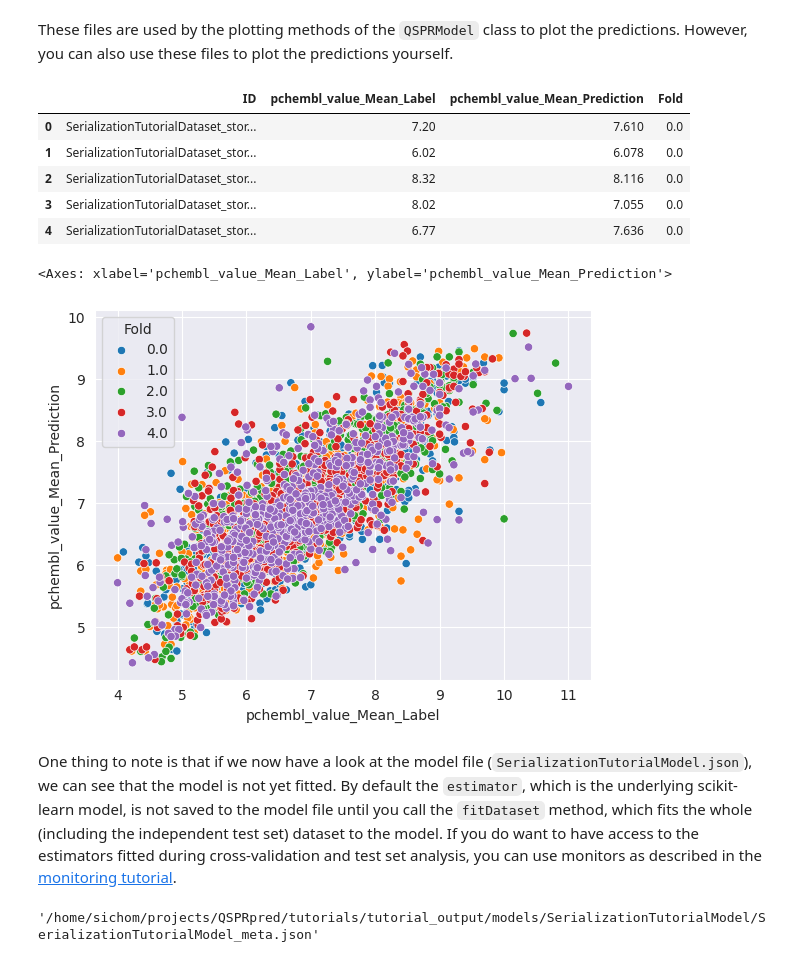
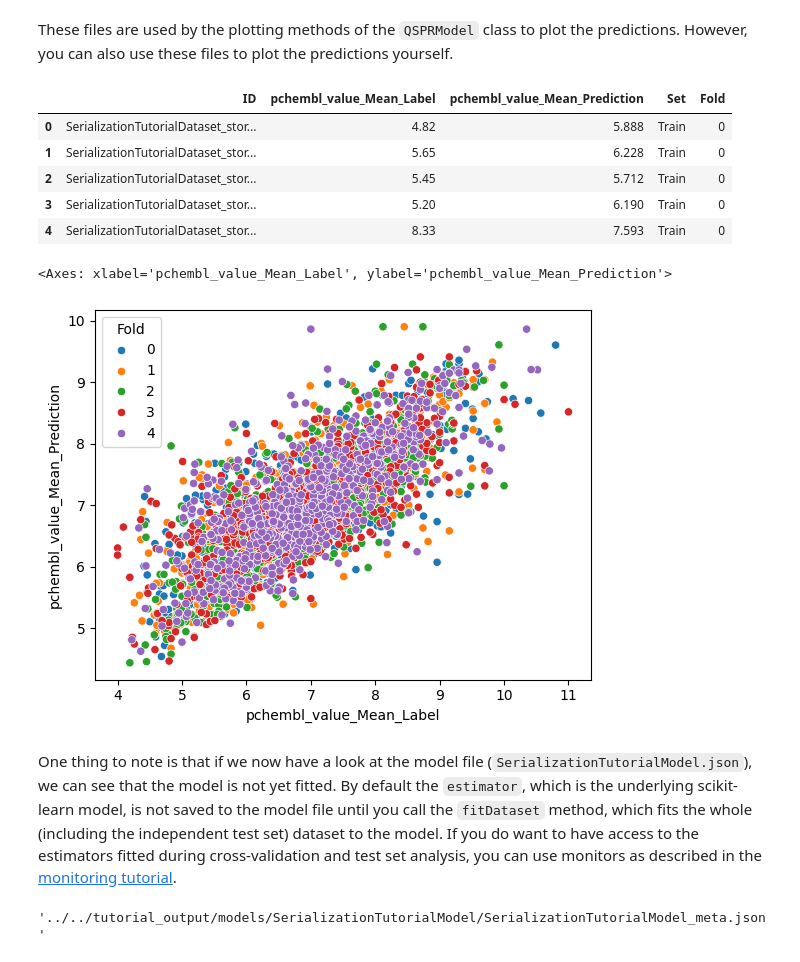
Before and after one commit to CDDLeiden/QSPRpred, a Jupyter notebook: tutorials/basics/other/serialization.ipynb, the cells around one changed output. Saved outputs shown, nothing was run; the diff lists cells and outputs as text; code cells hidden in the pictures.

Commit message:
fix serialization tutorial

```diff
--- a/tutorials/basics/other/serialization.ipynb
+++ b/tutorials/basics/other/serialization.ipynb
@@ -198,29 +246,33 @@ However, you can also use these files to plot the predictions yourself.
 # %%
 import pandas as pd
 
 df_cv = pd.read_csv(
-    "../../tutorial_output/models/SerializationTutorialModel/SerializationTutorialModel.cv.tsv",
+    "../../tutorial_output/models/SerializationTutorialModel/SerializationTutorialModel_cross-validation.tsv",
     sep="\t")
 
 display(df_cv.head())
 
 import seaborn as sns
 
-sns.scatterplot(data=df_cv, x="pchembl_value_Mean_Label",
-                y="pchembl_value_Mean_Prediction", hue=df_cv.Fold.astype(str))
+sns.scatterplot(
+    data=df_cv[df_cv["Set"] == "Test"],
+    x="pchembl_value_Mean_Label",
+    y="pchembl_value_Mean_Prediction",
+    hue=df_cv.Fold.astype(str)
+)
 # %% [output]
-|  | ID | pchembl_value_Mean_Label | pchembl_value_Mean_Prediction | Fold |
-| 0 | SerializationTutorialDataset_stor... | 7.20 | 7.610 | 0.0 |
-| 1 | SerializationTutorialDataset_stor... | 6.02 | 6.078 | 0.0 |
-| 2 | SerializationTutorialDataset_stor... | 8.32 | 8.116 | 0.0 |
-| 3 | SerializationTutorialDataset_stor... | 8.02 | 7.055 | 0.0 |
-| 4 | SerializationTutorialDataset_stor... | 6.77 | 7.636 | 0.0 |
+|  | ID | pchembl_value_Mean_Label | pchembl_value_Mean_Prediction | Set | Fold |
+| 0 | SerializationTutorialDataset_stor... | 4.82 | 5.888 | Train | 0 |
+| 1 | SerializationTutorialDataset_stor... | 5.65 | 6.228 | Train | 0 |
+| 2 | SerializationTutorialDataset_stor... | 5.45 | 5.712 | Train | 0 |
+| 3 | SerializationTutorialDataset_stor... | 5.20 | 6.190 | Train | 0 |
+| 4 | SerializationTutorialDataset_stor... | 8.33 | 7.593 | Train | 0 |
 <Axes: xlabel='pchembl_value_Mean_Label', ylabel='pchembl_value_Mean_Prediction'>
-[figure, old version]
+[figure, new version]
 # %% [markdown]
 One thing to note is that if we now have a look at the model file (`SerializationTutorialModel.json`), we can see that the model is not yet fitted.
 By default the `estimator`, which is the underlying scikit-learn model, is not saved to the model file until you call the `fitDataset` method, which fits the whole (including the independent test set) dataset to the model. If you do want to have access to the estimators fitted during cross-validation and test set analysis, you can use monitors as described in the [monitoring tutorial](../../advanced/modelling/monitoring.ipynb).
 # %%
-model.fitDataset(dataset)
+relpath(model.fitDataset(dataset, pipeline))
 # %% [output]
-'/home/sichom/projects/QSPRpred/tutorials/tutorial_output/models/SerializationTutorialModel/SerializationTutorialModel_meta.json'
+'../../tutorial_output/models/SerializationTutorialModel/SerializationTutorialModel_meta.json'
```
Also changed, not shown: parts of 9 cells of this notebook.
